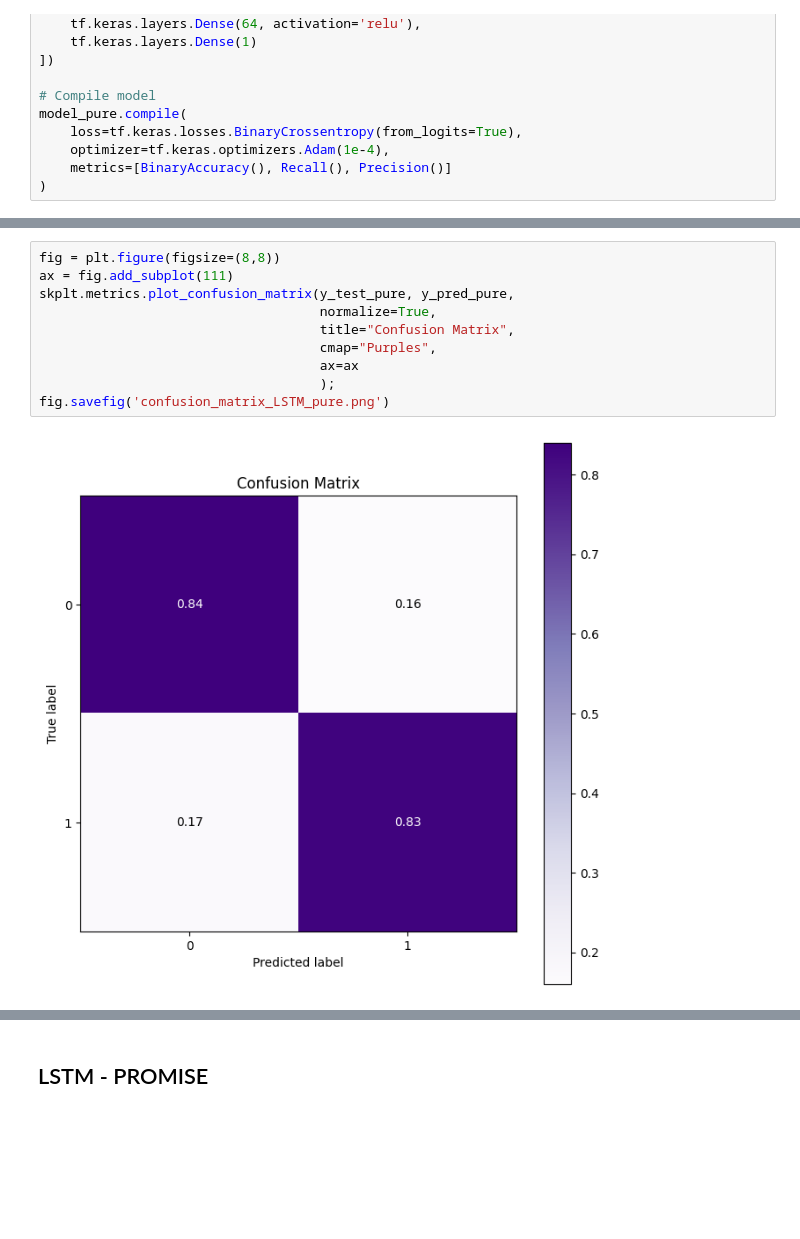
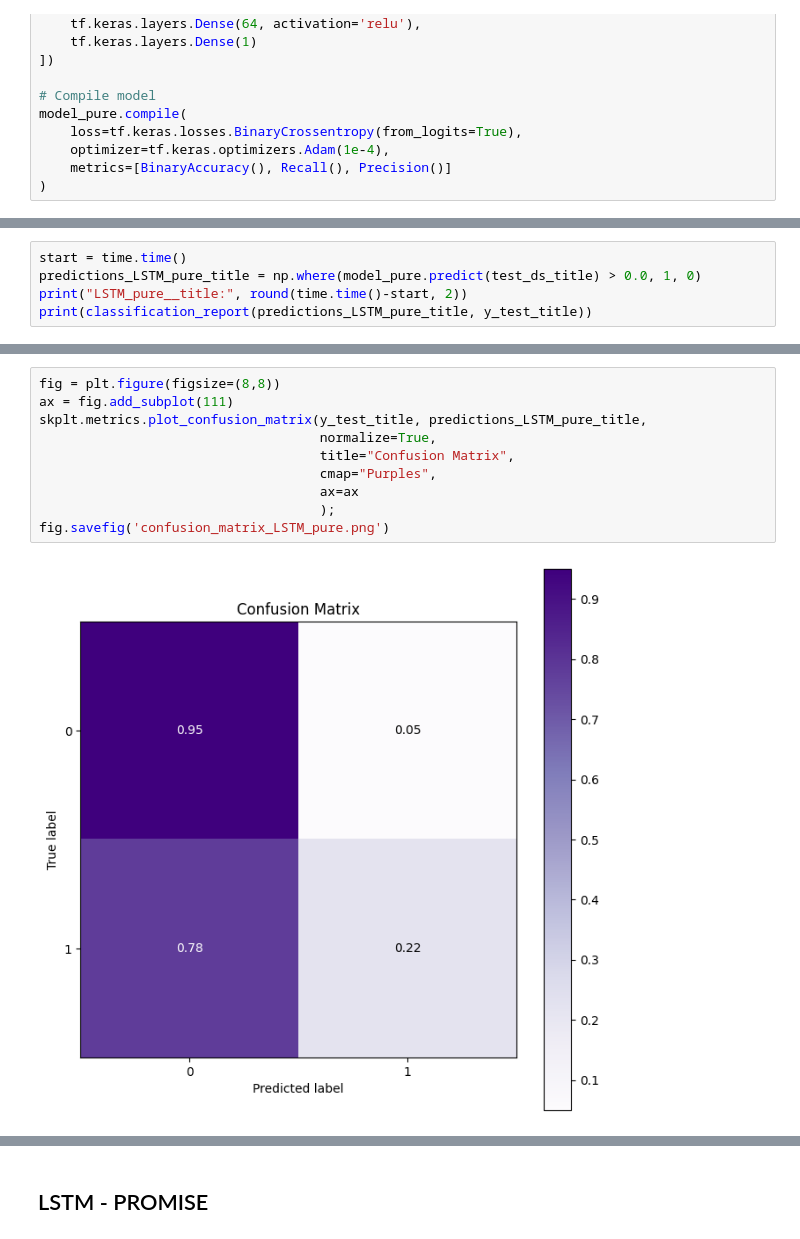
Before and after one commit to pminina01/github-security-issues, a Jupyter notebook: Models Training and Testing.ipynb, the cells around one changed output, grey strips where cells are left out. Drawn from its saved outputs; the diff is of its cells as text; blank space fills up the shorter version.

Commit message:
Edited models training notebook

```diff
--- a/Models Training and Testing.ipynb
+++ b/Models Training and Testing.ipynb
@@ -1979,0 +2338,5 @@ weighted avg       0.83      0.83      0.83       247
+# %%
+start = time.time()
+predictions_LSTM_pure_title = np.where(model_pure.predict(test_ds_title) > 0.0, 1, 0)
+print("LSTM_pure__title:", round(time.time()-start, 2))
+print(classification_report(predictions_LSTM_pure_title, y_test_title))
@@ -1985,15 +2359,15 @@ y_pred_pure_train = np.where(y_pred_pure_train > 0.0, 1, 0)
 # %%
 fig = plt.figure(figsize=(8,8))
 ax = fig.add_subplot(111)
-skplt.metrics.plot_confusion_matrix(y_test_pure, y_pred_pure,
+skplt.metrics.plot_confusion_matrix(y_test_title, predictions_LSTM_pure_title,
                                     normalize=True,
                                     title="Confusion Matrix",
                                     cmap="Purples",
                                     ax=ax
                                     );
 fig.savefig('confusion_matrix_LSTM_pure.png')
 # %% [output]
-[figure, old version]
+[figure, new version]
 # %%
 from sklearn.metrics import roc_curve, auc
 train_fpr, train_tpr, tr_thresholds = roc_curve(y_train_pure, y_pred_pure_train)
```
Also changed, not shown: parts of 136 cells of this notebook.
